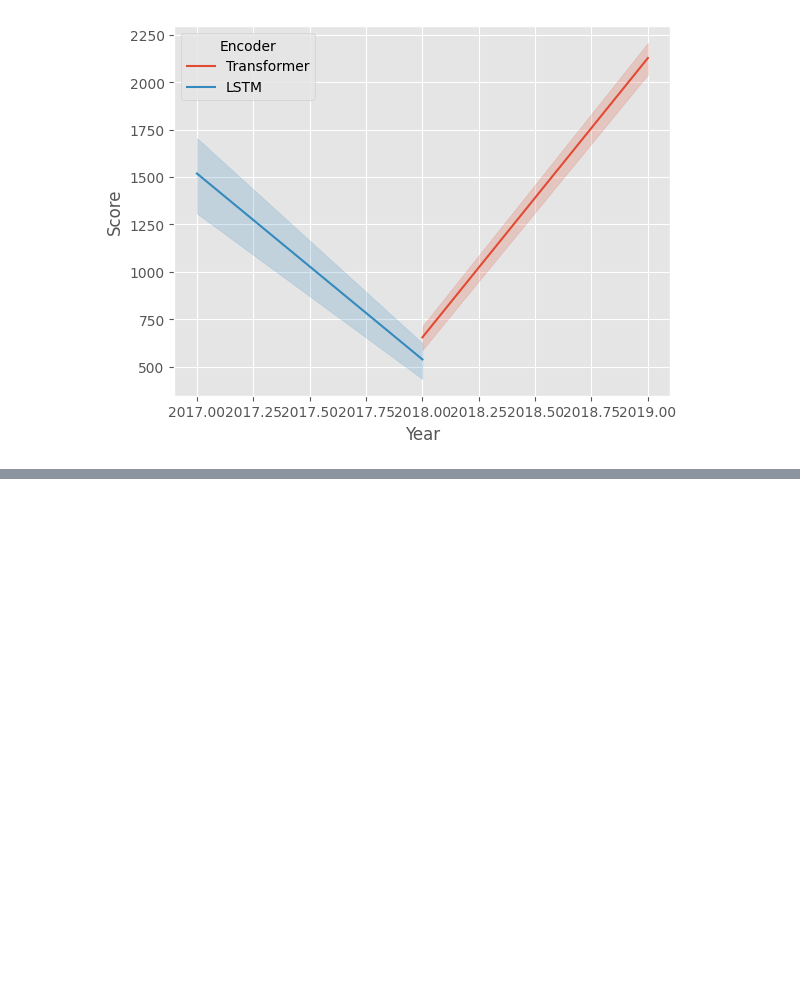
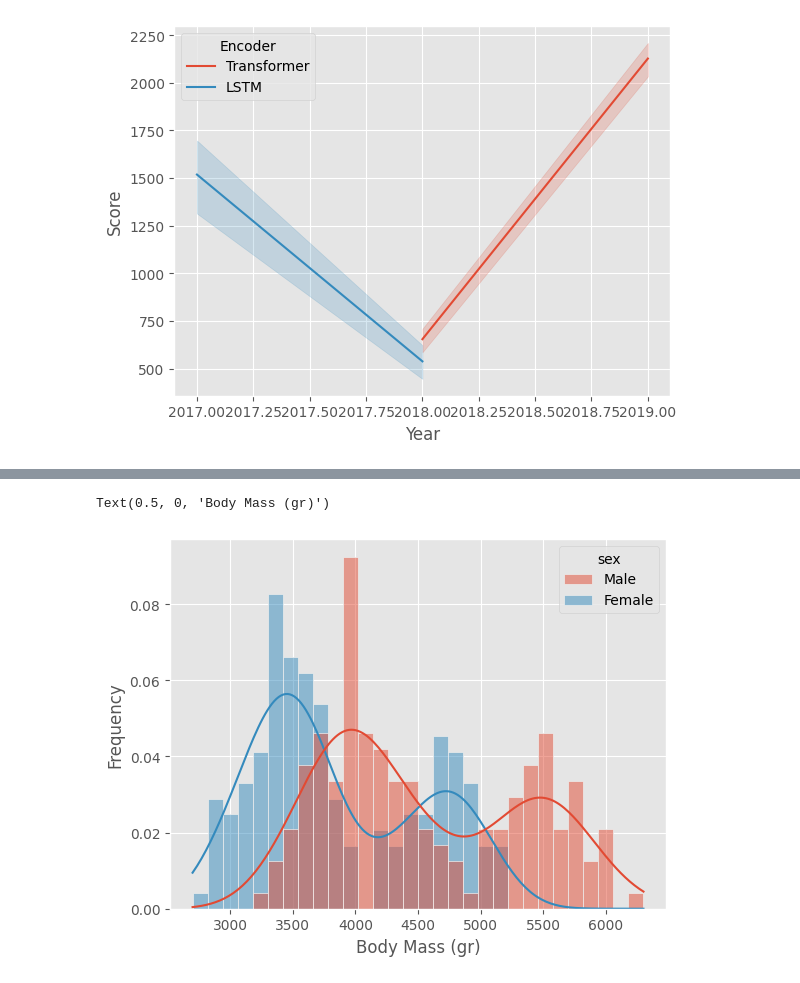
Before and after one commit to jordanriver/new_DS, a Jupyter notebook: Visualizations/matplotlib_practice_1.ipynb, the cells around one changed output, grey strips where cells are left out. Cells and saved outputs as stored; diff of their text form; code cells hidden in the pictures; blank space fills up the shorter version.

```diff
--- a/Visualizations/matplotlib_practice_1.ipynb
+++ b/Visualizations/matplotlib_practice_1.ipynb
@@ -169,3 +155,7 @@ sns.lineplot(data=glue, x='Year', y='Score', hue='Encoder', estimator='sum')
 plt.show()
 # %% [output]
 [figure]
+# %%
+df = sns.load_dataset('penguins')
+
+df.head()
@@ -171,0 +169,7 @@ plt.show()
+# %%
+plt.Figure(figsize=(30, 10))
+sns.histplot(data=df, x=df['body_mass_g'].dropna(), hue='sex', kde=True, bins=30, stat='frequency')
+plt.xlabel('Body Mass (gr)')
+# %% [output]
+Text(0.5, 0, 'Body Mass (gr)')
+[figure, added]
```
Also changed, not shown: parts of 4 cells of this notebook, 1 other file.
